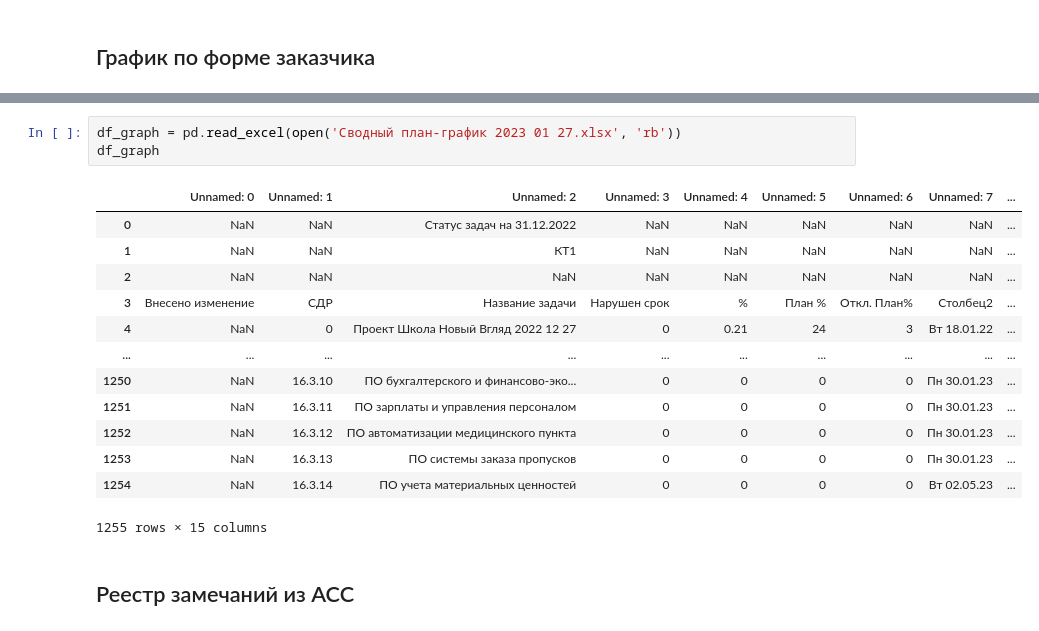
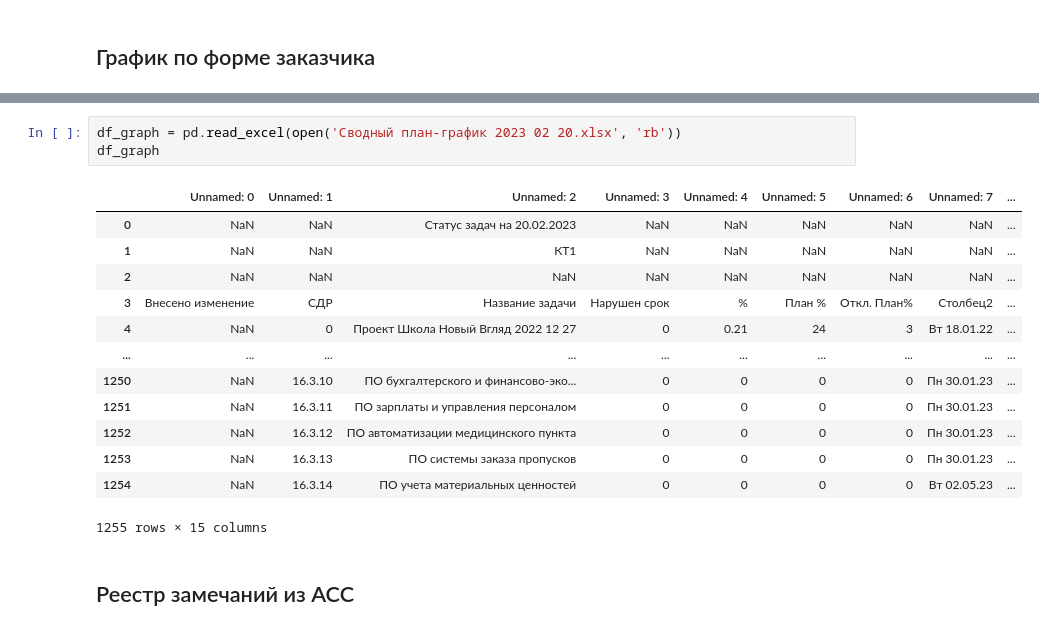
Before and after one commit to AlexeyTri/PROJECT_SCOOL, a Jupyter notebook: ActualGraphicBASE_ipynb".ipynb, the cells around one changed output, grey strips where cells are left out. Drawn from its saved outputs; the diff is of its cells as text.

```diff
--- a/ActualGraphicBASE_ipynb".ipynb
+++ b/ActualGraphicBASE_ipynb".ipynb
@@ -228,9 +242,9 @@ Saving Сводный план-график 2023 01 27.xlsx to Сводный п
 # %%
-df_graph = pd.read_excel(open('Сводный план-график 2023 01 27.xlsx', 'rb'))
+df_graph = pd.read_excel(open('Сводный план-график 2023 02 20.xlsx', 'rb'))
 df_graph
 # %% [output]
 |  | Unnamed: 0 | Unnamed: 1 | Unnamed: 2 | Unnamed: 3 | Unnamed: 4 | Unnamed: 5 | Unnamed: 6 | Unnamed: 7 | ... |
-| 0 | NaN | NaN | Статус задач на 31.12.2022 | NaN | NaN | NaN | NaN | NaN | ... |
+| 0 | NaN | NaN | Статус задач на 20.02.2023 | NaN | NaN | NaN | NaN | NaN | ... |
 | 1 | NaN | NaN | КТ1 | NaN | NaN | NaN | NaN | NaN | ... |
 | 2 | NaN | NaN | NaN | NaN | NaN | NaN | NaN | NaN | ... |
 | 3 | Внесено изменение | СДР | Название задачи | Нарушен срок | % | План % | Откл. План% | Столбец2 | ... |
```
Also changed, not shown: parts of 18 cells of this notebook.
